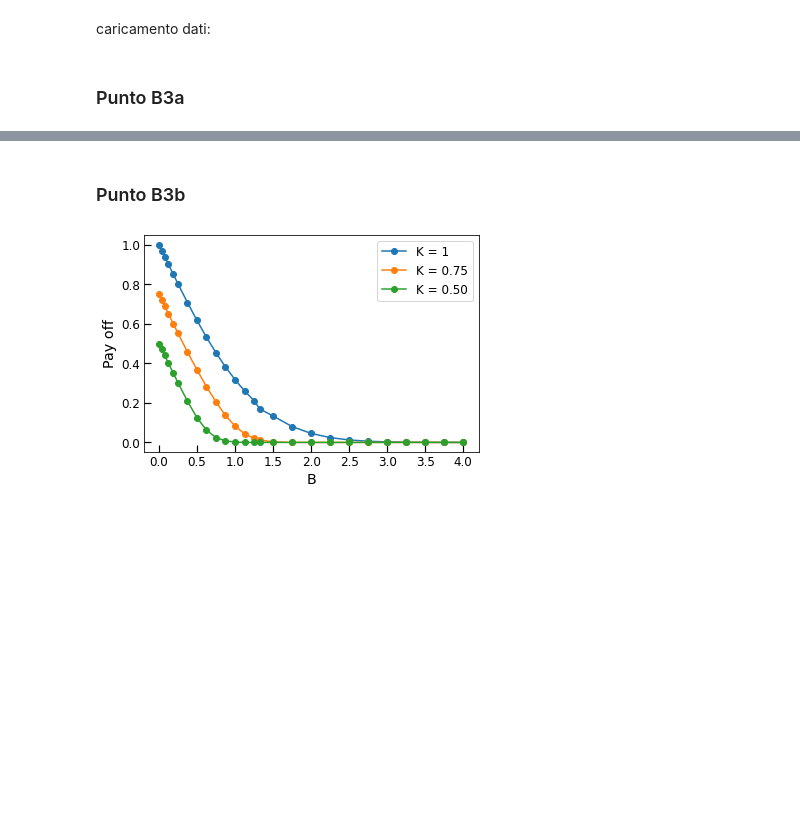
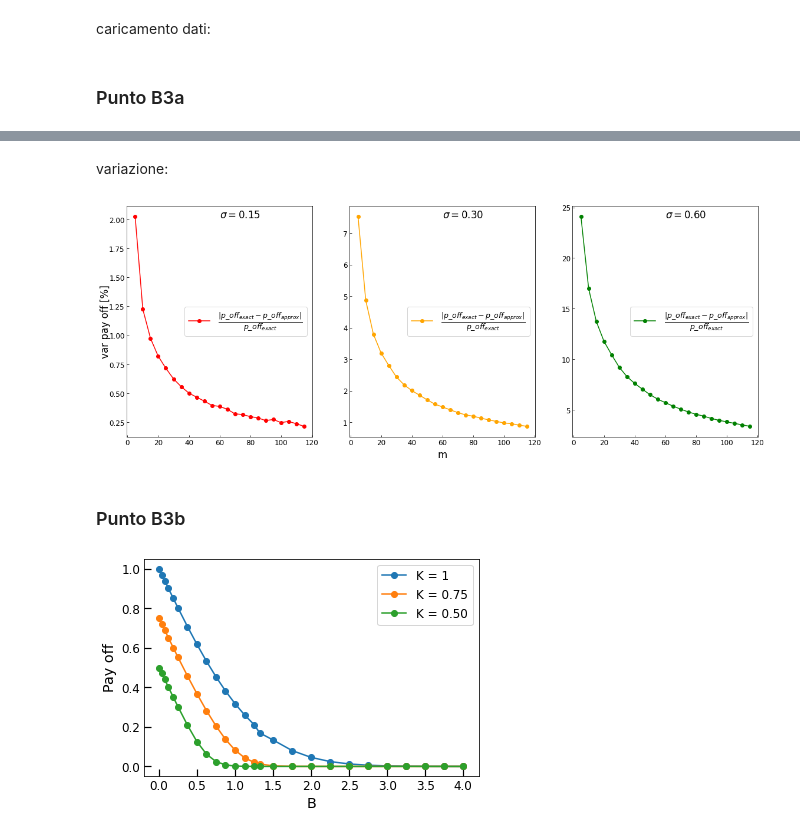
Before and after one commit to magmar1968/assignment_cuda, a Jupyter notebook: py_analisis/punti_B_analysis.ipynb, the cells around one changed output, grey strips where cells are left out. Cells and saved outputs as stored; diff of their text form; code cells hidden in the pictures; blank space fills up the shorter version.

```diff
--- a/py_analisis/punti_B_analysis.ipynb
+++ b/py_analisis/punti_B_analysis.ipynb
@@ -52,3 +56,36 @@ ValueError: too many values to unpack (expected 2)
+# %% [markdown]
+variazione:
+# %%
+fig,axs = plt.subplots(1,3,figsize=(16*scale,6*scale))
+
+var_s15 = abs(exact_vals_s15 - approx_vals_s15)/exact_vals_s15
+var_s30 = abs(exact_vals_s30 - approx_vals_s30)/exact_vals_s30
+var_s60 = abs(exact_vals_s60 - approx_vals_s60)/exact_vals_s60
+
+axs[0].plot(m_values,var_s15*100, "-o",label = r"$\frac{ |p\_off_{exact} - p\_off_{approx} |}{p\_off_{exact}}$",color="red")
+axs[0].tick_params(axis='both', which='major', direction='in', labelsize=10*scale)
+axs[0].annotate(r"$\sigma = 0.15$",xy=(0.5,0.95),xycoords='axes fraction',size=14*scale)
+axs[0].legend(loc = "center right", prop={'size': 15*scale})
+
+axs[1].plot(m_values,var_s30*100, "-o",label = r"$\frac{ |p\_off_{exact} - p\_off_{approx} |}{p\_off_{exact}}$",color="orange")
+axs[1].tick_params(axis='both', which='major', direction='in', labelsize=10*scale)
+axs[1].annotate(r"$\sigma = 0.30$",xy=(0.5,0.95),xycoords='axes fraction',size=14*scale)
+axs[1].legend(loc = "center right", prop={'size': 15*scale})
+
+axs[2].plot(m_values,var_s60*100, "-o",label = r"$\frac{ |p\_off_{exact} - p\_off_{approx} |}{p\_off_{exact}}$",color="green")
+axs[2].tick_params(axis='both', which='major', direction='in', labelsize=10*scale)
+axs[2].annotate(r"$\sigma = 0.60$",xy=(0.5,0.95),xycoords='axes fraction',size=14*scale)
+axs[2].legend(loc="center right", prop={'size': 15*scale})
+
+#add hided plot for labelling axes
+fig.add_subplot(111, frameon=False)
+plt.tick_params(labelcolor='none', which='both', top=False, bottom=False, left=False, right=False)
+plt.xlabel(r"m", size = 14*scale)
+plt.ylabel(r"var pay off [%]", size = 14*scale)
+
+plt.show()
+# %% [output]
+[figure, added]
 # %% [markdown]
 ### Punto B3b
 # %%
```
Also changed, not shown: parts of 4 cells of this notebook.
